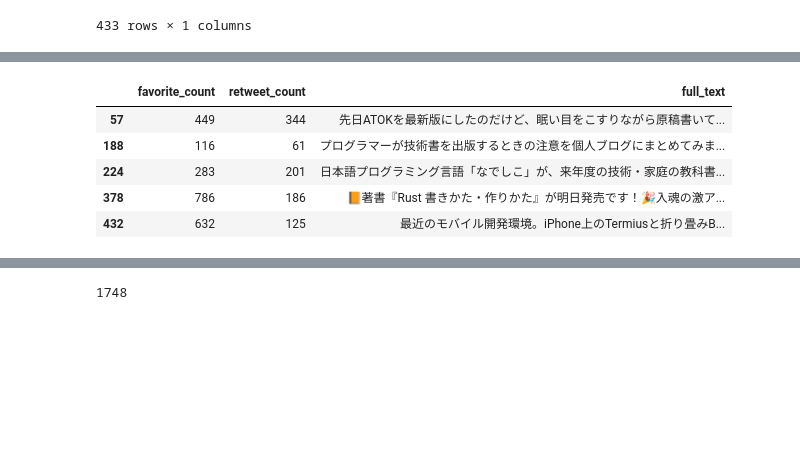
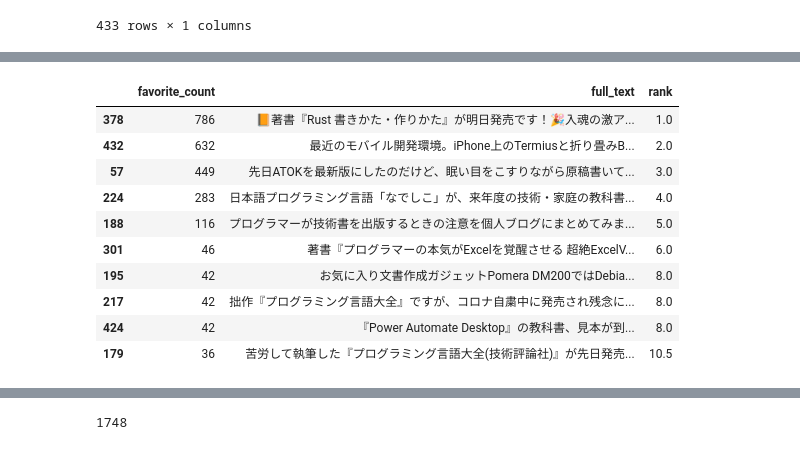
Before and after one commit to kujirahand/book-json-sample, a Jupyter notebook: src/ch6/pandas_tw.ipynb, the cells around one changed output, grey strips where cells are left out. Drawn from its saved outputs; the diff is of its cells as text; code cells hidden in the pictures; blank space fills up the shorter version.

```diff
--- a/src/ch6/pandas_tw.ipynb
+++ b/src/ch6/pandas_tw.ipynb
@@ -63,20 +94,27 @@ df
 # %%
 import pandas as pd
-# Twitterのアーカイブファイルを読む
+# TwitterのアーカイブJSONを読んでtweetを取り出す --- (※1)
 df = pd.read_json('tweet_fix.json')
-# 各列にあるtweetを取り出す
 df = pd.DataFrame(df.tweet.to_list())
-# 必要な列だけ抽出
-df = df[["favorite_count", "retweet_count", "full_text"]]
-# favorite_countを整数に変換
+# ここで必要な列だけ抽出
+df = df[['favorite_count', 'full_text']]
+
+# favorite_countを整数に変換 --- (※2)
 df.favorite_count = df.favorite_count.astype('int')
-df.retweet_count = df.retweet_count.astype('int')
-# いいねが50件以上ついた投稿を表示
-df[df.favorite_count > 50]
+
+# 「いいね」のランキングを計算し、rank列を生成 --- (※3)
+df['rank'] = df.favorite_count.rank(ascending=False)
+# ランキング上位10件だけを抽出する --- (※4)
+df.sort_values(by=['rank'])[0:10]
 # %% [output]
-|  | favorite_count | retweet_count | full_text |
-| 57 | 449 | 344 | 先日ATOKを最新版にしたのだけど、眠い目をこすりながら原稿書いて... |
-| 188 | 116 | 61 | プログラマーが技術書を出版するときの注意を個人ブログにまとめてみま... |
-| 224 | 283 | 201 | 日本語プログラミング言語「なでしこ」が、来年度の技術・家庭の教科書... |
-| 378 | 786 | 186 | 📙著書『Rust 書きかた・作りかた』が明日発売です！🎉入魂の激ア... |
-| 432 | 632 | 125 | 最近のモバイル開発環境。iPhone上のTermiusと折り畳みB... |
+|  | favorite_count | full_text | rank |
+| 378 | 786 | 📙著書『Rust 書きかた・作りかた』が明日発売です！🎉入魂の激ア... | 1.0 |
+| 432 | 632 | 最近のモバイル開発環境。iPhone上のTermiusと折り畳みB... | 2.0 |
+| 57 | 449 | 先日ATOKを最新版にしたのだけど、眠い目をこすりながら原稿書いて... | 3.0 |
+| 224 | 283 | 日本語プログラミング言語「なでしこ」が、来年度の技術・家庭の教科書... | 4.0 |
+| 188 | 116 | プログラマーが技術書を出版するときの注意を個人ブログにまとめてみま... | 5.0 |
+| 301 | 46 | 著書『プログラマーの本気がExcelを覚醒させる 超絶ExcelV... | 6.0 |
+| 195 | 42 | お気に入り文書作成ガジェットPomera DM200ではDebia... | 8.0 |
+| 217 | 42 | 拙作『プログラミング言語大全』ですが、コロナ自粛中に発売され残念に... | 8.0 |
+| 424 | 42 | 『Power Automate Desktop』の教科書、見本が到... | 8.0 |
+| 179 | 36 | 苦労して執筆した『プログラミング言語大全(技術評論社)』が先日発売... | 10.5 |
```
Also changed, not shown: parts of 20 cells of this notebook, 4 other files.
